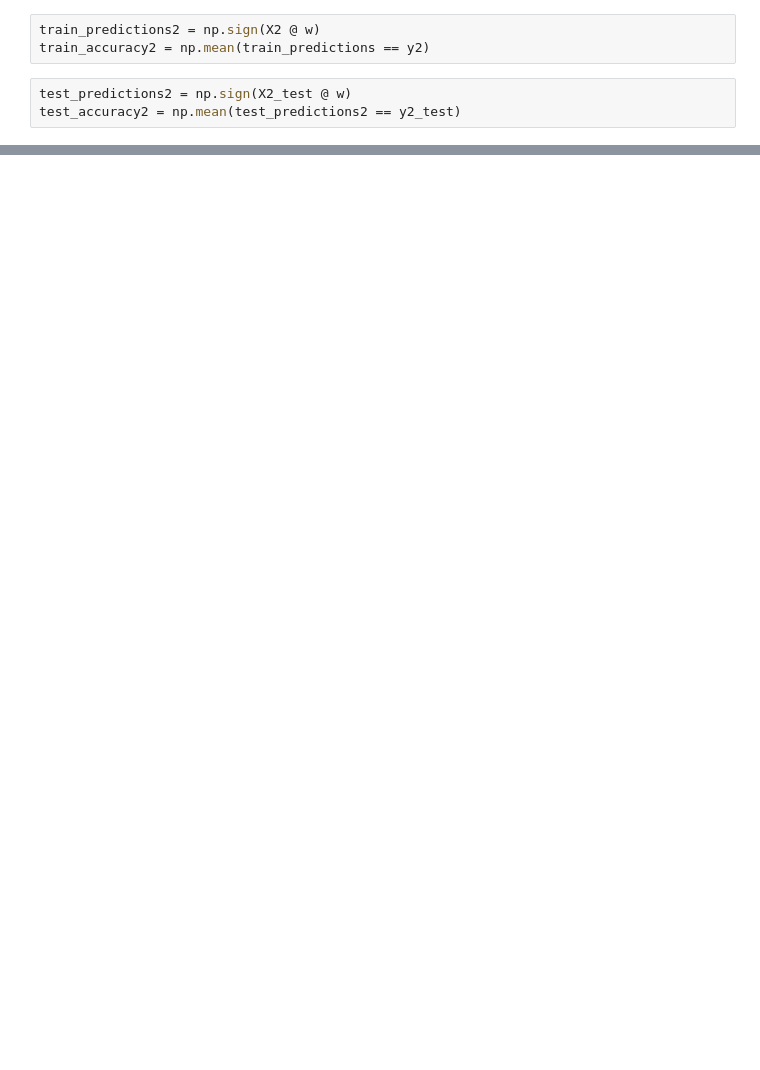
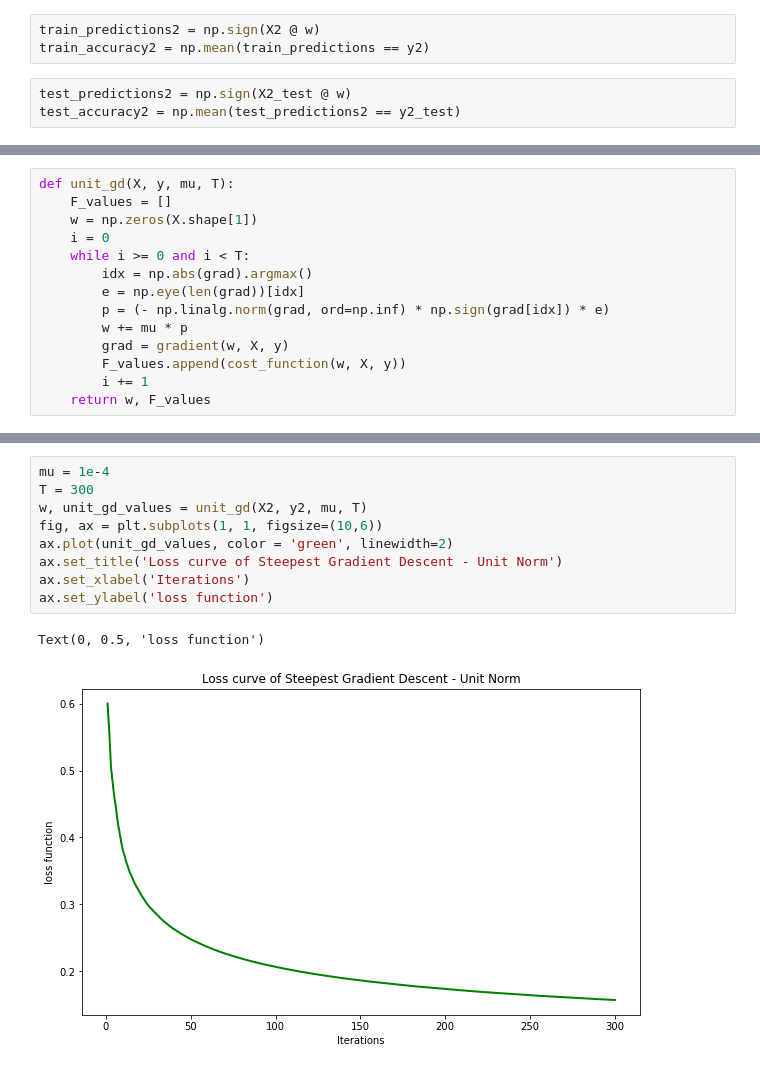
Before and after one commit to abiramisabbani/Optimization, a Jupyter notebook: Optimization_1.ipynb, the cells around one changed output, grey strips where cells are left out. Cells and saved outputs as stored; diff of their text form; blank space fills up the shorter version.

```diff
--- a/Optimization_1.ipynb
+++ b/Optimization_1.ipynb
@@ -145,0 +135,14 @@ X[:500] = data_train[data_train[0] == 4].iloc[:500, 1:].to_numpy()  # digit 4
+# %%
+def unit_gd(X, y, mu, T):
+    F_values = []
+    w = np.zeros(X.shape[1])
+    i = 0
+    while i >= 0 and i < T:
+        idx = np.abs(grad).argmax()
+        e = np.eye(len(grad))[idx]
+        p = (- np.linalg.norm(grad, ord=np.inf) * np.sign(grad[idx]) * e)
+        w += mu * p
+        grad = gradient(w, X, y)
+        F_values.append(cost_function(w, X, y))
+        i += 1
+    return w, F_values
@@ -145,0 +161,12 @@ X[:500] = data_train[data_train[0] == 4].iloc[:500, 1:].to_numpy()  # digit 4
+# %%
+mu = 1e-4
+T = 300
+w, unit_gd_values = unit_gd(X2, y2, mu, T)
+fig, ax = plt.subplots(1, 1, figsize=(10,6))
+ax.plot(unit_gd_values, color = 'green', linewidth=2)
+ax.set_title('Loss curve of Steepest Gradient Descent - Unit Norm')
+ax.set_xlabel('Iterations')
+ax.set_ylabel('loss function')
+# %% [output]
+Text(0, 0.5, 'loss function')
+[figure, added]
```
Also changed, not shown: parts of 54 cells of this notebook.
